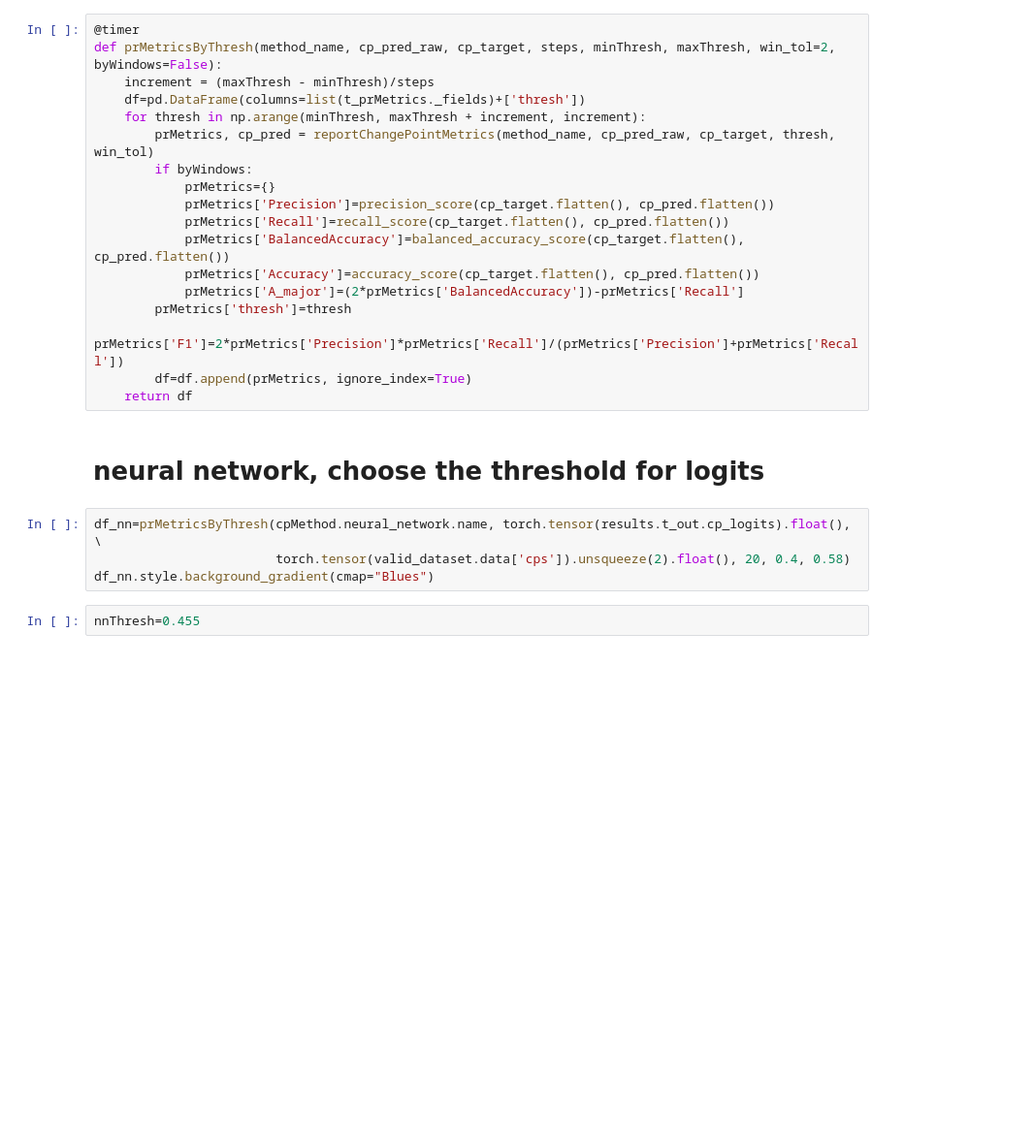
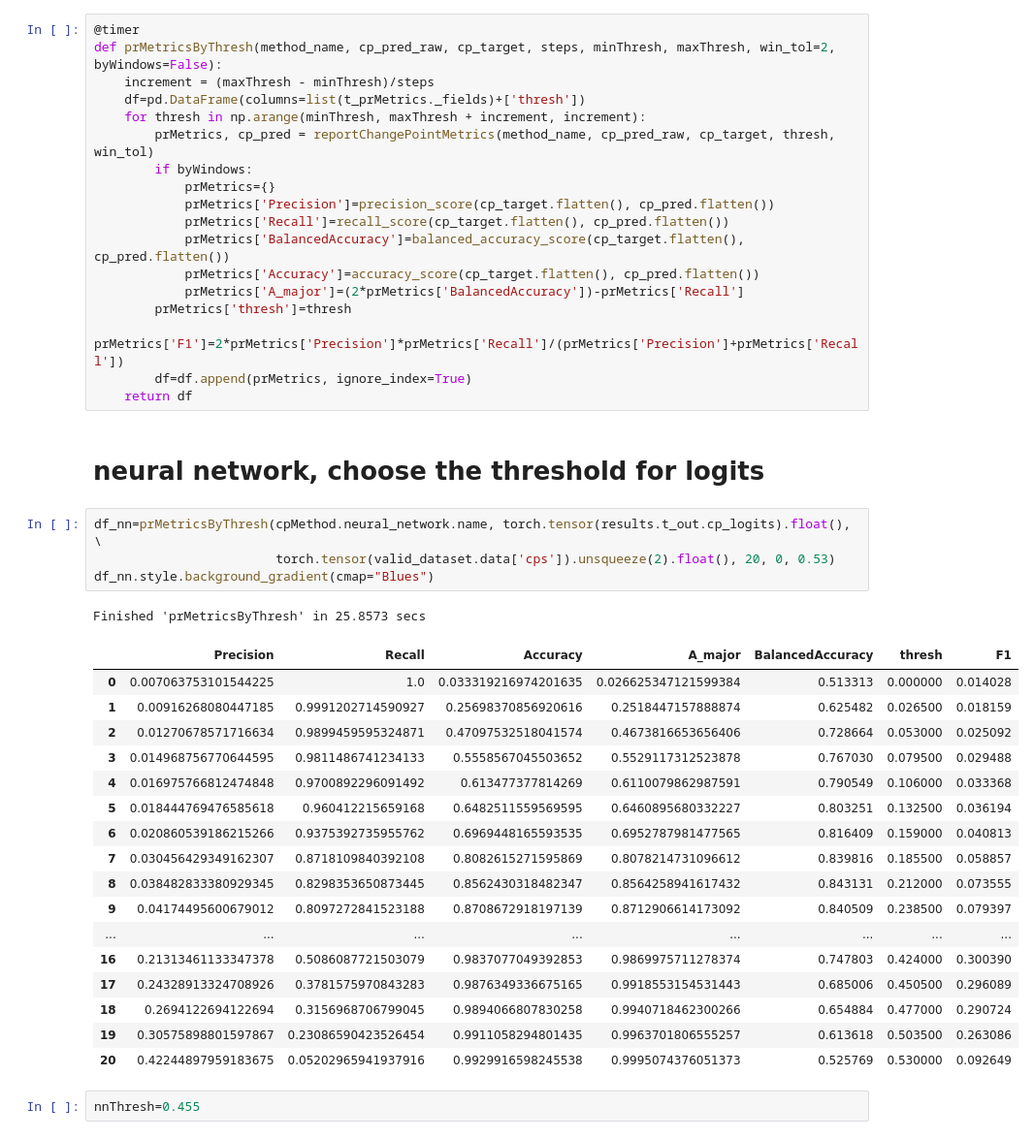
Before and after one commit to RichRast/Ge3Net, a Jupyter notebook: Notebooks/Shared_Notebooks/Geography_changepoints_Analysis.ipynb, the cells around one changed output. Shown at 97% size. Drawn from its saved outputs; the diff is of its cells as text; blank space fills up the shorter version.

```diff
--- a/Notebooks/Shared_Notebooks/Geography_changepoints_Analysis.ipynb
+++ b/Notebooks/Shared_Notebooks/Geography_changepoints_Analysis.ipynb
@@ -121,8 +154,27 @@ def prMetricsByThresh(method_name, cp_pred_raw, cp_target, steps, minThresh, max
 # neural network, choose the threshold for logits
 # %%
 df_nn=prMetricsByThresh(cpMethod.neural_network.name, torch.tensor(results.t_out.cp_logits).float(), \
-                        torch.tensor(valid_dataset.data['cps']).unsqueeze(2).float(), 20, 0.4, 0.58)
+                        torch.tensor(valid_dataset.data['cps']).unsqueeze(2).float(), 20, 0, 0.53)
 df_nn.style.background_gradient(cmap="Blues")
+# %% [output]
+Finished 'prMetricsByThresh' in 25.8573 secs
+|  | Precision | Recall | Accuracy | A_major | BalancedAccuracy | thresh | F1 |
+| 0 | 0.007063753101544225 | 1.0 | 0.033319216974201635 | 0.026625347121599384 | 0.513313 | 0.000000 | 0.014028 |
+| 1 | 0.00916268080447185 | 0.9991202714590927 | 0.25698370856920616 | 0.2518447157888874 | 0.625482 | 0.026500 | 0.018159 |
+| 2 | 0.01270678571716634 | 0.9899459595324871 | 0.47097532518041574 | 0.4673816653656406 | 0.728664 | 0.053000 | 0.025092 |
+| 3 | 0.014968756770644595 | 0.9811486741234133 | 0.5558567045503652 | 0.5529117312523878 | 0.767030 | 0.079500 | 0.029488 |
+| 4 | 0.016975766812474848 | 0.9700892296091492 | 0.613477377814269 | 0.6110079862987591 | 0.790549 | 0.106000 | 0.033368 |
+| 5 | 0.018444769476585618 | 0.960412215659168 | 0.6482511559569595 | 0.6460895680332227 | 0.803251 | 0.132500 | 0.036194 |
+| 6 | 0.020860539186215266 | 0.9375392735955762 | 0.6969448165593535 | 0.6952787981477565 | 0.816409 | 0.159000 | 0.040813 |
+| 7 | 0.030456429349162307 | 0.8718109840392108 | 0.8082615271595869 | 0.8078214731096612 | 0.839816 | 0.185500 | 0.058857 |
+| 8 | 0.038482833380929345 | 0.8298353650873445 | 0.8562430318482347 | 0.8564258941617432 | 0.843131 | 0.212000 | 0.073555 |
+| 9 | 0.04174495600679012 | 0.8097272841523188 | 0.8708672918197139 | 0.8712906614173092 | 0.840509 | 0.238500 | 0.079397 |
+| ... | ... | ... | ... | ... | ... | ... | ... |
+| 16 | 0.21313461133347378 | 0.5086087721503079 | 0.9837077049392853 | 0.9869975711278374 | 0.747803 | 0.424000 | 0.300390 |
+| 17 | 0.24328913324708926 | 0.3781575970843283 | 0.9876349336675165 | 0.9918553154531443 | 0.685006 | 0.450500 | 0.296089 |
+| 18 | 0.2694122694122694 | 0.3156968706799045 | 0.9894066807830258 | 0.9940718462300266 | 0.654884 | 0.477000 | 0.290724 |
+| 19 | 0.30575898801597867 | 0.23086590423526454 | 0.9911058294801435 | 0.9963701806555257 | 0.613618 | 0.503500 | 0.263086 |
+| 20 | 0.42244897959183675 | 0.05202965941937916 | 0.9929916598245538 | 0.9995074376051373 | 0.525769 | 0.530000 | 0.092649 |
 # %%
 nnThresh=0.455
 # %% [markdown]
```
Also changed, not shown: parts of 29 cells of this notebook, 6 other files.
